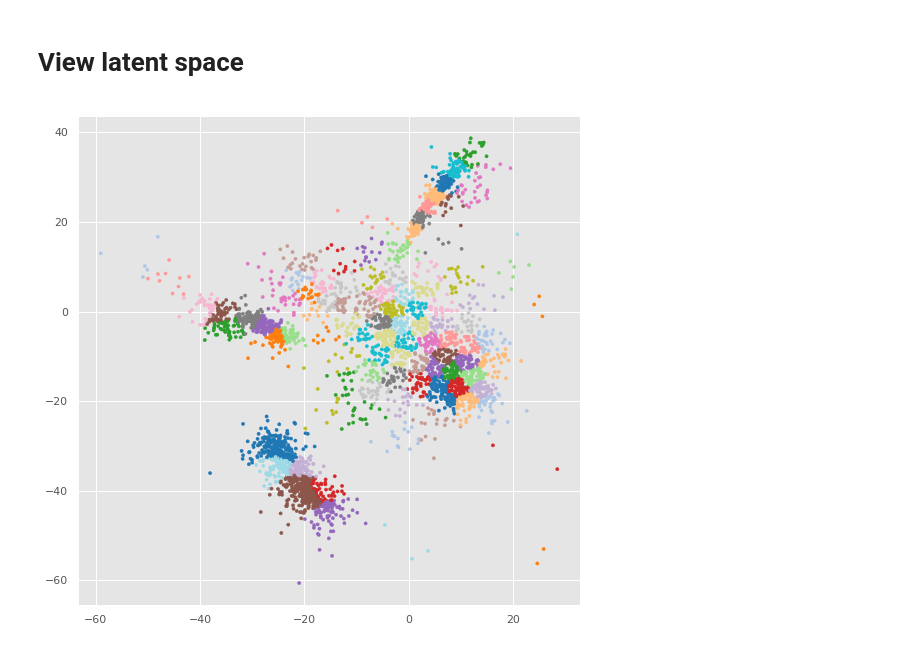
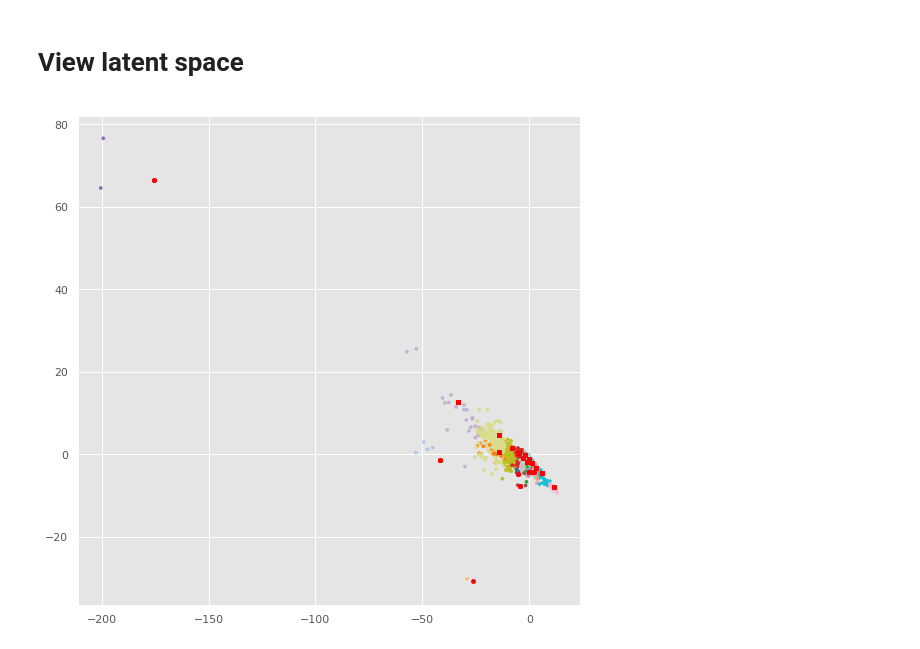
Before and after one commit to dauparas/tensorflow_examples, a Jupyter notebook: VAE_VectorQuantized_single_cell.ipynb, the cells around one changed output. Saved outputs shown, nothing was run; the diff lists cells and outputs as text; code cells hidden in the pictures.

```diff
--- a/VAE_VectorQuantized_single_cell.ipynb
+++ b/VAE_VectorQuantized_single_cell.ipynb
@@ -137,10 +125,10 @@ for i in range(50):
   n = Z_2.shape[1]-np.argwhere(np.sum(Z_2, axis=0)>lim).shape[0]
   p2.append(n)
 
-p3 = []
-pn3 = []
-for i in range(50):
-  lim = i
-  pn3.append(lim)
-  n = Z_3.shape[1]-np.argwhere(np.sum(Z_3, axis=0)>lim).shape[0]
-  p3.append(n)
+# p3 = []
+# pn3 = []
+# for i in range(50):
+#   lim = i
+#   pn3.append(lim)
+#   n = Z_3.shape[1]-np.argwhere(np.sum(Z_3, axis=0)>lim).shape[0]
+#   p3.append(n)
@@ -229,15 +211,10 @@ class Encoder(snt.AbstractModule):
     super(Encoder, self).__init__(name=name)
 
   def _build(self, x):
-    h = snt.Linear(64)(x)
-    h = tf.nn.leaky_relu(h)
-    h = snt.Linear(32)(h)
+    h = snt.Linear(256)(x)
     h = tf.nn.leaky_relu(h)
     h = snt.Linear(16)(h)
-    h = tf.nn.leaky_relu(h)
-    h = tf.layers.dense(h, 16, activation=tf.nn.leaky_relu)
-    h = snt.Linear(16)(h)
-    h = tf.reshape(h, shape=(-1, 2))
+    h = tf.reshape(h, shape=(-1, 16))
     return h
 
 class Decoder(snt.AbstractModule):
@@ -249,9 +226,7 @@ class Decoder(snt.AbstractModule):
     h = tf.reshape(x, shape=(-1, 16))
     h = snt.Linear(16)(h)
     h = tf.nn.leaky_relu(h)
-    h = snt.Linear(32)(h)
-    h = tf.nn.leaky_relu(h)
-    h = snt.Linear(64)(h)
+    h = snt.Linear(256)(h)
     h = tf.nn.leaky_relu(h)
     h = snt.Linear(self.output_dim, use_bias=False)(h)
     h = tf.clip_by_value(tf.math.softplus(h), 1e-5, 1e6)
@@ -265,5 +248,5 @@ X_1.shape
 # %%
-randc = np.random.choice(X_1.shape[0], size=500, replace=False)
-X = X_1[randc, :]
-s = s_1[randc]
+randc = np.random.choice(X_2.shape[0], size=2746, replace=False)
+X = adjust(X_2, False)[randc, :]
+s = np.sum(X_2, axis=-1)[randc]
 s = s.reshape(-1,1)
@@ -271,18 +262,18 @@ s = s.reshape(-1,1)
 tf.reset_default_graph()
 
 # Set hyper-parameters.
-batch_size = 128
+batch_size = 25
 
 num_training_updates = 40000
-embedding_dim = 2
+embedding_dim = 16
 # The higher this value, the higher the capacity in the information bottleneck.
-num_embeddings = 100
+num_embeddings = 20
 
 # commitment_cost should be set appropriately. It's often useful to try a couple
 # of values. It mostly depends on the scale of the reconstruction cost
 # (log p(x|z)). So if the reconstruction cost is 100x higher, the
 # commitment_cost should also be multiplied with the same amount.
-commitment_cost = 0.25/1000.0
+commitment_cost = 0.25
 
 # Use EMA updates for the codebook (instead of the Adam optimizer).
 # This typically converges faster, and makes the model less dependent on choice
@@ -331,9 +322,11 @@ z = encoder(x_in)
 # For training
 vq_output_train = vq_vae(z, is_training=True)
 x_recon = decoder(vq_output_train["quantize"])
+#x_recon = decoder(z)
 x_recon = s_mult*x_recon
 
 recon_error = -tf.reduce_mean(tfd.Poisson(rate=x_recon).log_prob(x_out))
+#recon_error = tf.reduce_mean(tf.square(x_out-x_recon))
 loss = recon_error + vq_output_train["loss"]
 
 # For evaluation, make sure is_training=False!
@@ -406,6 +399,6 @@ z_, vq_output_eval_, x_recon_, z_d_  = sess.run([z, vq_output_eval, x_recon, vq_
 # %%
 plt.figure(figsize=(9,9))
 plt.scatter(z_[:,0], z_[:,1], c=vq_output_eval_['encoding_indices'], cmap='tab20', s=10.0);
-#plt.scatter(z_d_[:,0], z_d_[:,1], c='red', s=20.0);
+plt.scatter(z_d_[:,0], z_d_[:,1], c='red', s=20.0);
 # %% [output]
-[figure, old version]
+[figure, new version]
```
Also changed, not shown: parts of 20 cells of this notebook.
